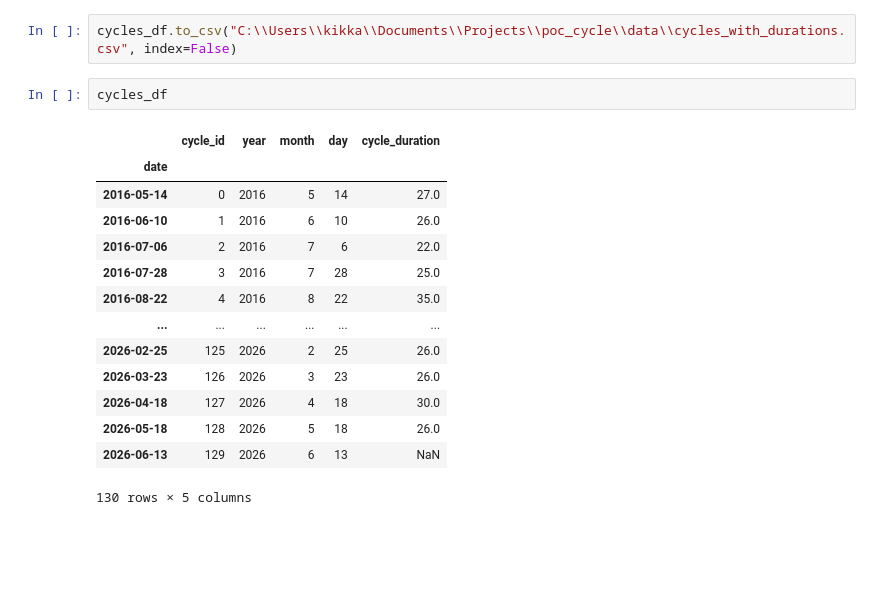
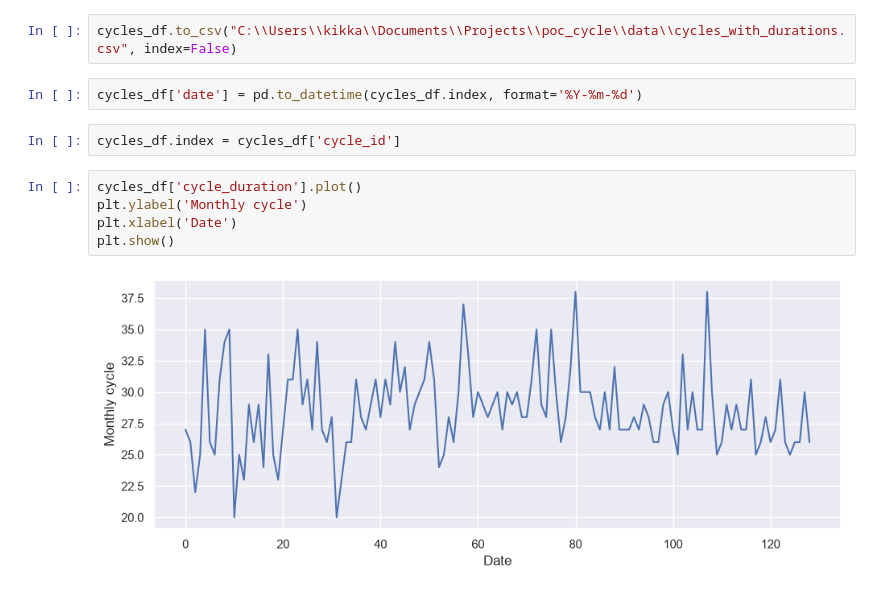
Before and after one commit to ChiaraSolito/PeriodAlmanac, a Jupyter notebook: notebooks/data_analysis.ipynb, the cells around one changed output. Drawn from its saved outputs; the diff is of its cells as text; blank space fills up the shorter version.

```diff
--- a/notebooks/data_analysis.ipynb
+++ b/notebooks/data_analysis.ipynb
@@ -100,20 +100,14 @@ cycles_df['cycle_duration'].plot(linewidth=0.4);
 [figure]
 # %%
 cycles_df.to_csv("C:\\Users\\kikka\\Documents\\Projects\\poc_cycle\\data\\cycles_with_durations.csv", index=False)
+# %%
+cycles_df['date'] = pd.to_datetime(cycles_df.index, format='%Y-%m-%d')
 # %%
-cycles_df
+cycles_df.index = cycles_df['cycle_id']
-# %% [output]
-|  | cycle_id | year | month | day | cycle_duration |
-| date |  |  |  |  |  |
-| 2016-05-14 | 0 | 2016 | 5 | 14 | 27.0 |
-| 2016-06-10 | 1 | 2016 | 6 | 10 | 26.0 |
-| 2016-07-06 | 2 | 2016 | 7 | 6 | 22.0 |
-| 2016-07-28 | 3 | 2016 | 7 | 28 | 25.0 |
-| 2016-08-22 | 4 | 2016 | 8 | 22 | 35.0 |
-| ... | ... | ... | ... | ... | ... |
-| 2026-02-25 | 125 | 2026 | 2 | 25 | 26.0 |
-| 2026-03-23 | 126 | 2026 | 3 | 23 | 26.0 |
-| 2026-04-18 | 127 | 2026 | 4 | 18 | 30.0 |
-| 2026-05-18 | 128 | 2026 | 5 | 18 | 26.0 |
-| 2026-06-13 | 129 | 2026 | 6 | 13 | NaN |
-130 rows × 5 columns
+# %%
+cycles_df['cycle_duration'].plot()
+plt.ylabel('Monthly cycle')
+plt.xlabel('Date')
+plt.show()
+# %% [output]
+[figure, added]
```
Also changed, not shown: parts of 12 cells of this notebook.
